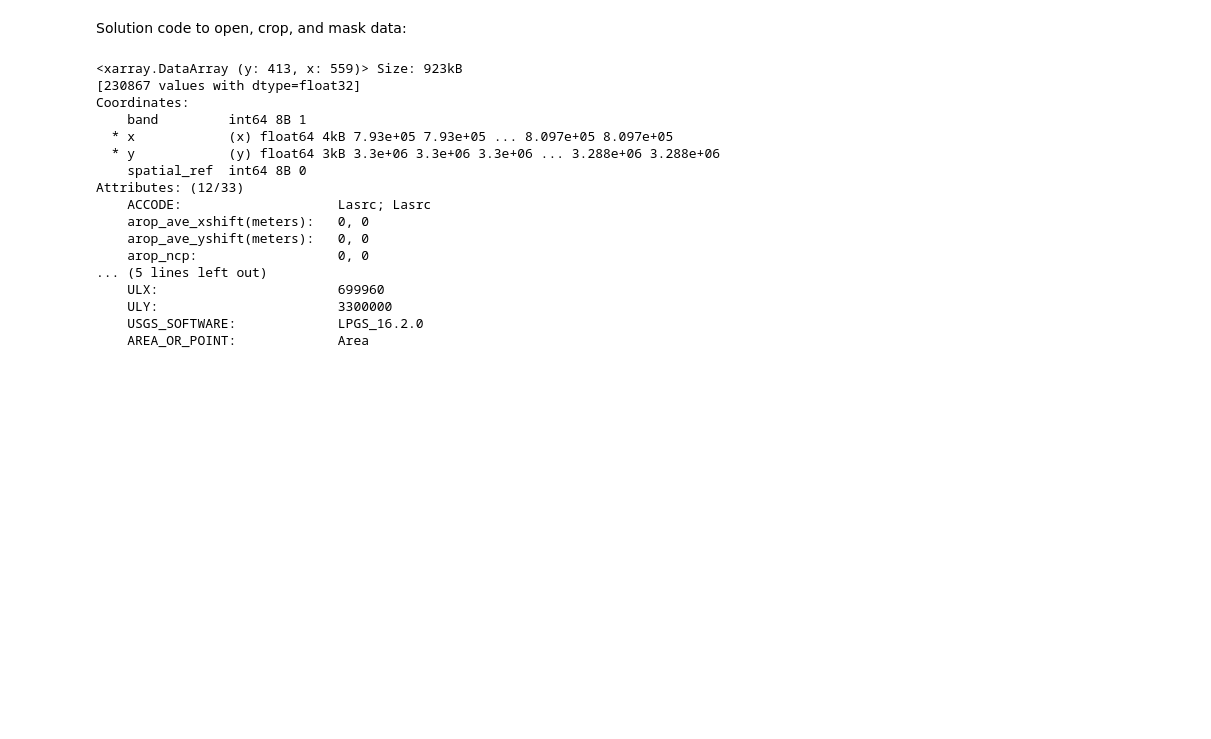
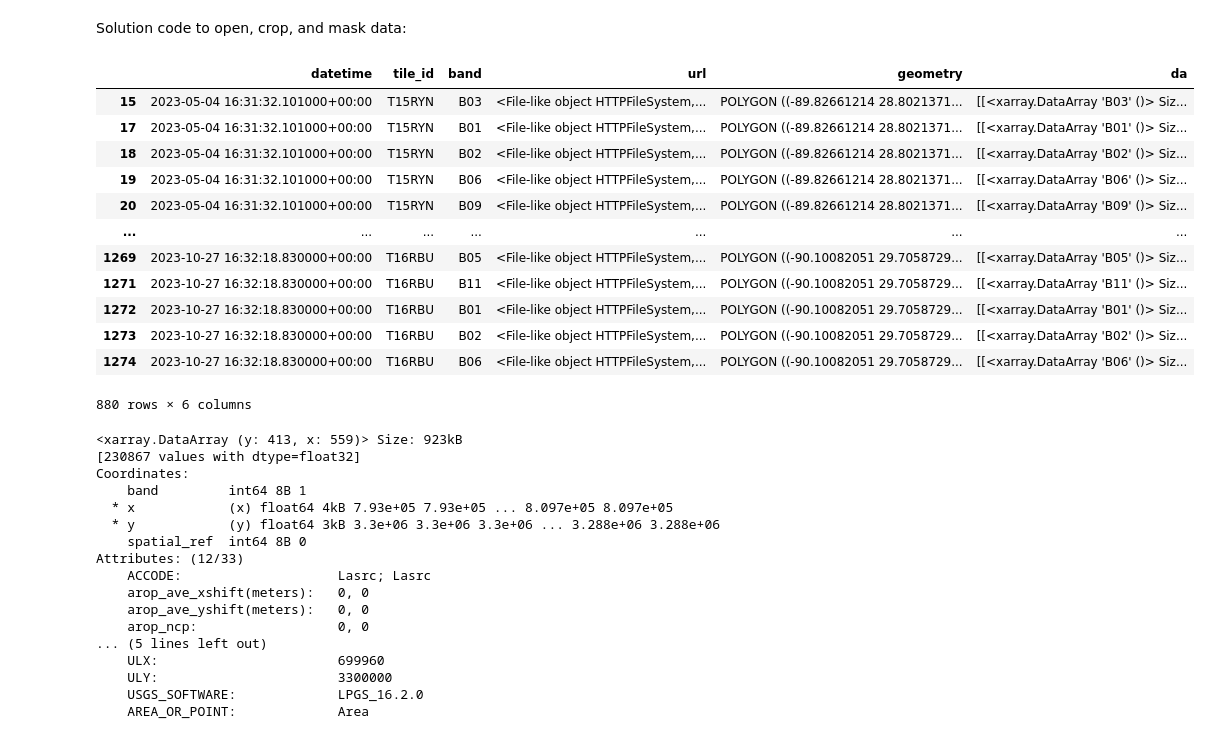
Before and after one commit to earthlab-education/clustering-hanried, a Jupyter notebook: clustering.ipynb, the cells around one changed output. Cells and saved outputs as stored; diff of their text form; code cells hidden in the pictures; blank space fills up the shorter version.

Commit message:
created reflectance_da_df

```diff
--- a/clustering.ipynb
+++ b/clustering.ipynb
@@ -1008,6 +1008,22 @@ def compute_reflectance_da(search_results, boundary_gdf):
     return pd.concat(granule_da_rows)
 
 reflectance_da_df = compute_reflectance_da(wbd_hls_results, wbd_gdf)
+# %%
+reflectance_da_df
+# %% [output]
+|  | datetime | tile_id | band | url | geometry | da |
+| 15 | 2023-05-04 16:31:32.101000+00:00 | T15RYN | B03 | <File-like object HTTPFileSystem,... | POLYGON ((-89.82661214 28.8021371... | [[<xarray.DataArray 'B03' ()> Siz... |
+| 17 | 2023-05-04 16:31:32.101000+00:00 | T15RYN | B01 | <File-like object HTTPFileSystem,... | POLYGON ((-89.82661214 28.8021371... | [[<xarray.DataArray 'B01' ()> Siz... |
+| 18 | 2023-05-04 16:31:32.101000+00:00 | T15RYN | B02 | <File-like object HTTPFileSystem,... | POLYGON ((-89.82661214 28.8021371... | [[<xarray.DataArray 'B02' ()> Siz... |
+| 19 | 2023-05-04 16:31:32.101000+00:00 | T15RYN | B06 | <File-like object HTTPFileSystem,... | POLYGON ((-89.82661214 28.8021371... | [[<xarray.DataArray 'B06' ()> Siz... |
+| 20 | 2023-05-04 16:31:32.101000+00:00 | T15RYN | B09 | <File-like object HTTPFileSystem,... | POLYGON ((-89.82661214 28.8021371... | [[<xarray.DataArray 'B09' ()> Siz... |
+| ... | ... | ... | ... | ... | ... | ... |
+| 1269 | 2023-10-27 16:32:18.830000+00:00 | T16RBU | B05 | <File-like object HTTPFileSystem,... | POLYGON ((-90.10082051 29.7058729... | [[<xarray.DataArray 'B05' ()> Siz... |
+| 1271 | 2023-10-27 16:32:18.830000+00:00 | T16RBU | B11 | <File-like object HTTPFileSystem,... | POLYGON ((-90.10082051 29.7058729... | [[<xarray.DataArray 'B11' ()> Siz... |
+| 1272 | 2023-10-27 16:32:18.830000+00:00 | T16RBU | B01 | <File-like object HTTPFileSystem,... | POLYGON ((-90.10082051 29.7058729... | [[<xarray.DataArray 'B01' ()> Siz... |
+| 1273 | 2023-10-27 16:32:18.830000+00:00 | T16RBU | B02 | <File-like object HTTPFileSystem,... | POLYGON ((-90.10082051 29.7058729... | [[<xarray.DataArray 'B02' ()> Siz... |
+| 1274 | 2023-10-27 16:32:18.830000+00:00 | T16RBU | B06 | <File-like object HTTPFileSystem,... | POLYGON ((-90.10082051 29.7058729... | [[<xarray.DataArray 'B06' ()> Siz... |
+880 rows × 6 columns
 # %%
 # define a function to open and crop a raster
 def process_image(url, bounds_gdf):
```
